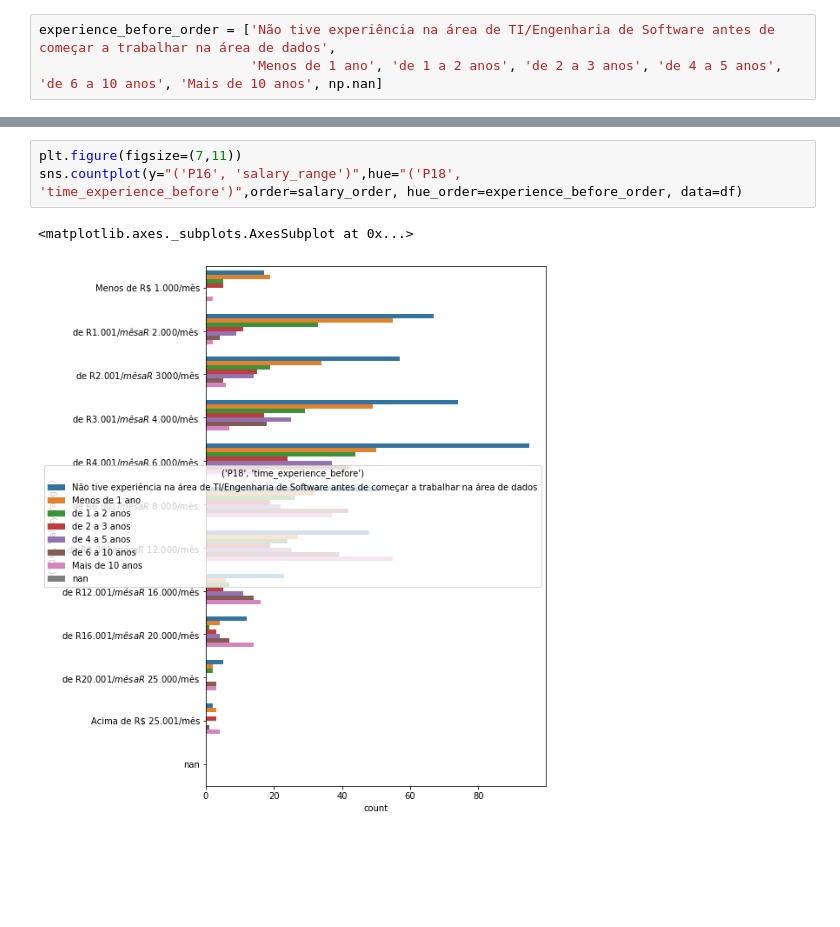
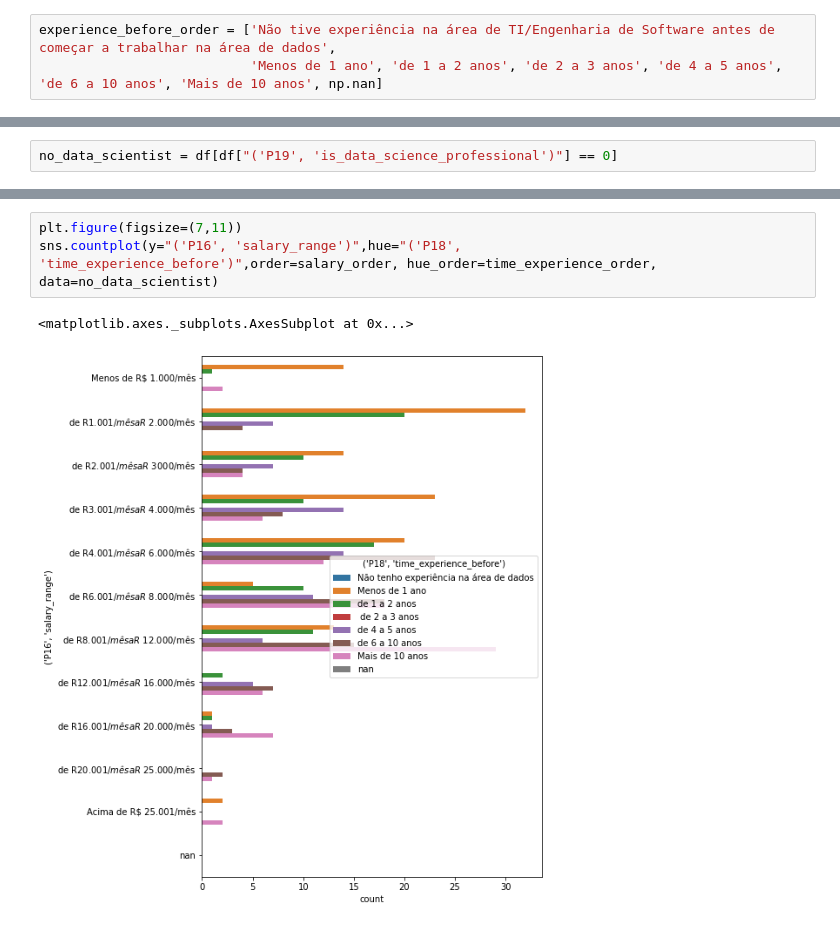
Before and after one commit to dancbatista/projeto_final_awari, a Jupyter notebook: projetoFinalAwari.ipynb, the cells around one changed output, grey strips where cells are left out. Saved outputs shown, nothing was run; the diff lists cells and outputs as text; blank space fills up the shorter version.

```diff
--- a/projetoFinalAwari.ipynb
+++ b/projetoFinalAwari.ipynb
@@ -142,2 +133,4 @@ ndf.head(n=5)
+# %%
+no_data_scientist = df[df["('P19', 'is_data_science_professional')"] == 0]
 # %%
 plt.figure(figsize=(7,11))
@@ -148,6 +153,6 @@ sns.countplot(y="('P16', 'salary_range')",hue="('P18', 'time_experience_before')
 # %%
 plt.figure(figsize=(7,11))
-sns.countplot(y="('P16', 'salary_range')",hue="('P18', 'time_experience_before')",order=salary_order, hue_order=experience_before_order, data=df)
+sns.countplot(y="('P16', 'salary_range')",hue="('P18', 'time_experience_before')",order=salary_order, hue_order=time_experience_order, data=no_data_scientist)
 # %% [output]
 <matplotlib.axes._subplots.AxesSubplot at 0x...>
-[figure, old version]
+[figure, new version]
```
Also changed, not shown: parts of 6 cells of this notebook.
